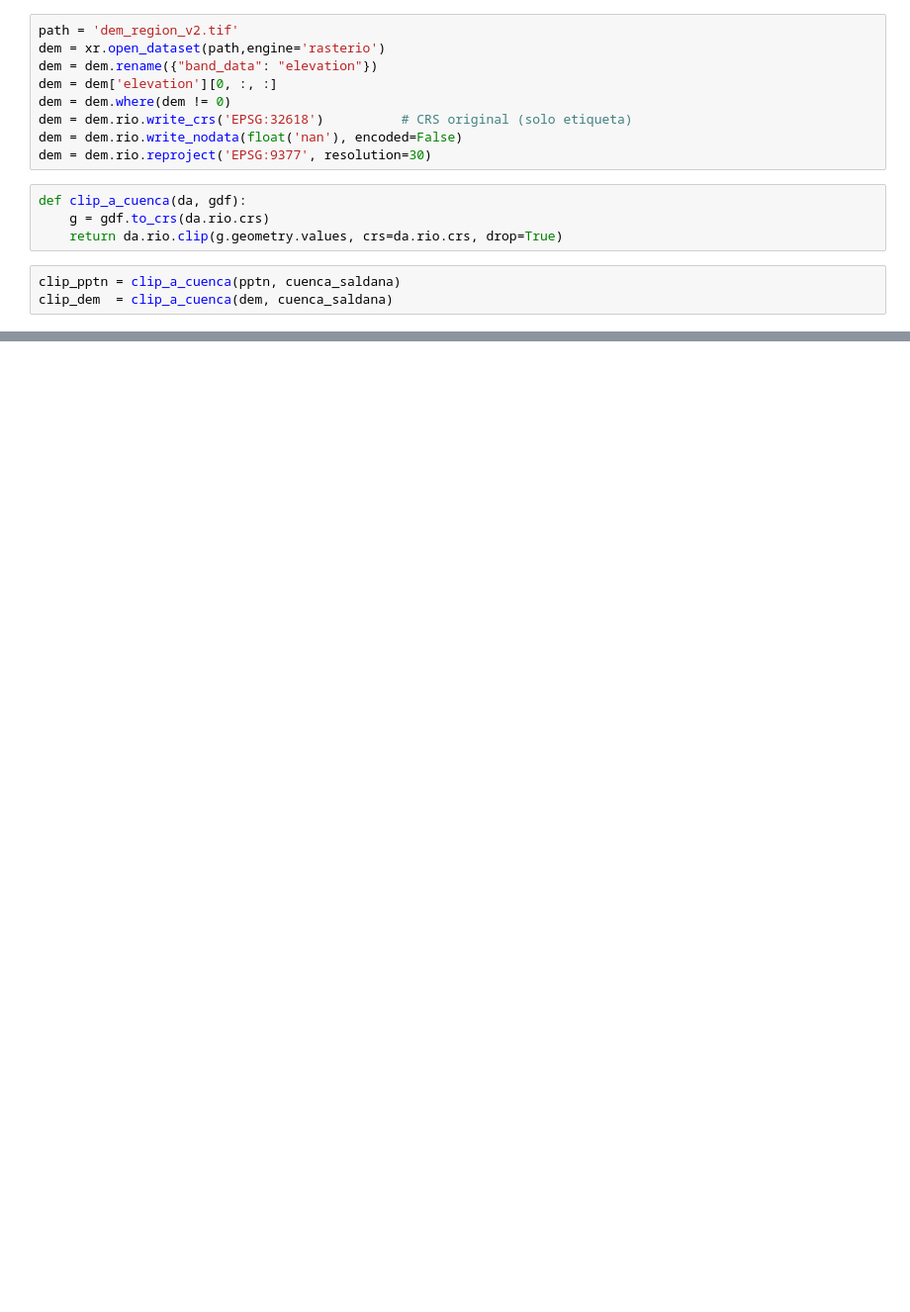
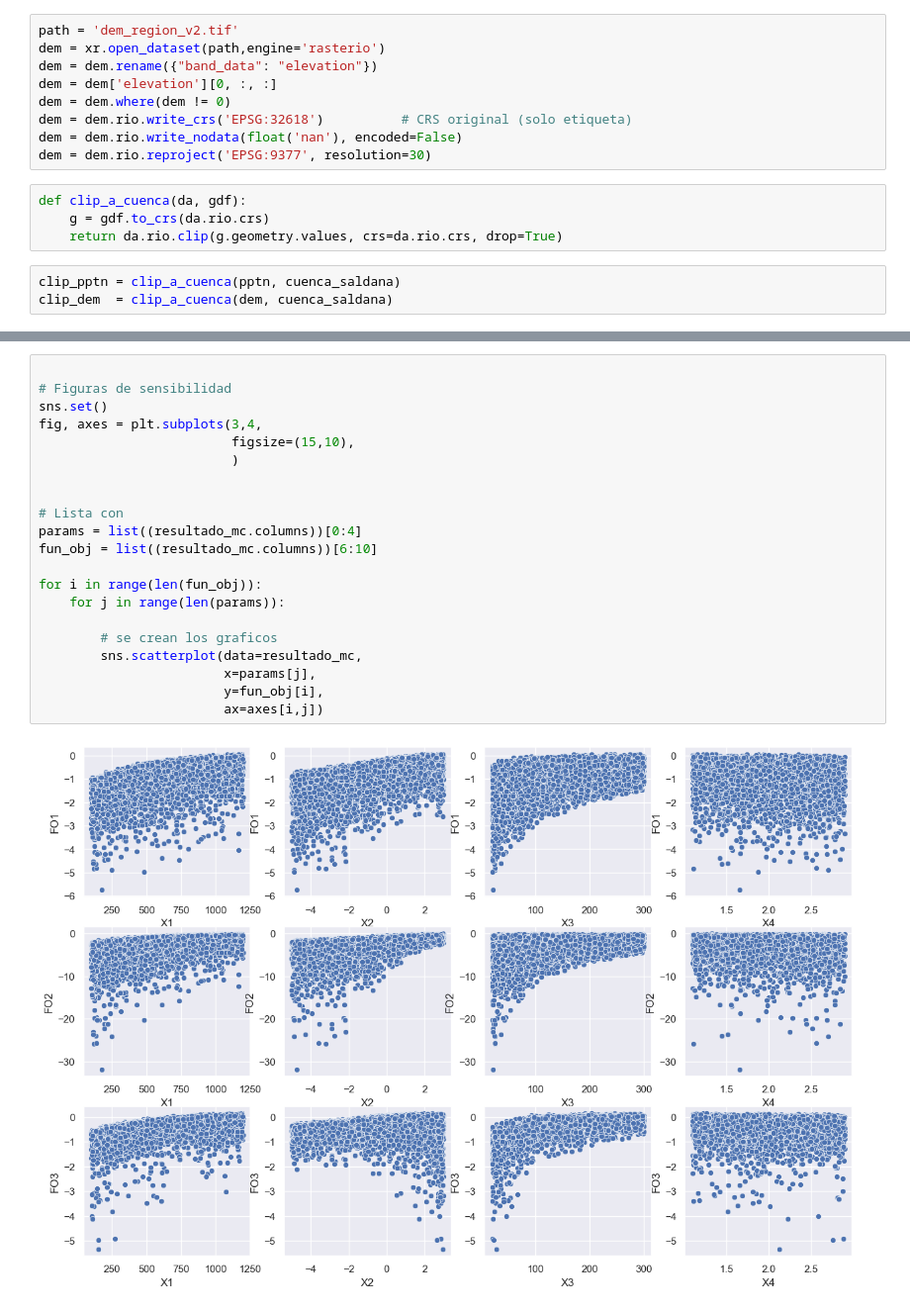
Before and after one commit to Juliant06/hidrologia_saldana, a Jupyter notebook: hidrologia_saldana.ipynb, the cells around one changed output, grey strips where cells are left out. Shown at 99% size. Saved outputs shown, nothing was run; the diff lists cells and outputs as text; blank space fills up the shorter version.

```diff
--- a/hidrologia_saldana.ipynb
+++ b/hidrologia_saldana.ipynb
@@ -218,0 +473,23 @@ clip_dem  = clip_a_cuenca(dem, cuenca_saldana)
+# %%
+
+# Figuras de sensibilidad
+sns.set()
+fig, axes = plt.subplots(3,4,
+                         figsize=(15,10),
+                         )
+
+
+# Lista con
+params = list((resultado_mc.columns))[0:4]
+fun_obj = list((resultado_mc.columns))[6:10]
+
+for i in range(len(fun_obj)):
+    for j in range(len(params)):
+
+        # se crean los graficos
+        sns.scatterplot(data=resultado_mc,
+                        x=params[j],
+                        y=fun_obj[i],
+                        ax=axes[i,j])
+# %% [output]
+[figure, added]
```
Also changed, not shown: parts of 18 cells of this notebook, 5 other files.
